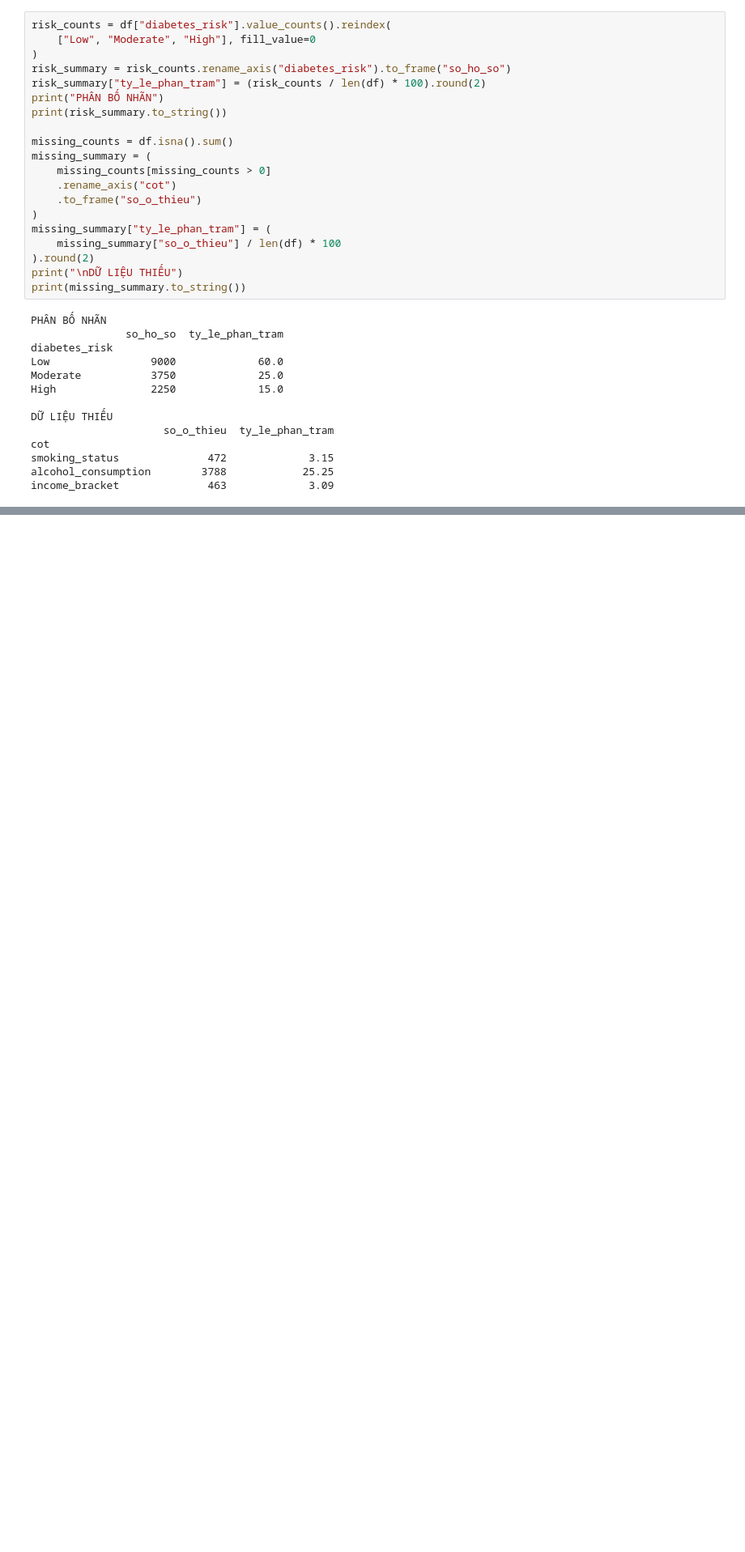
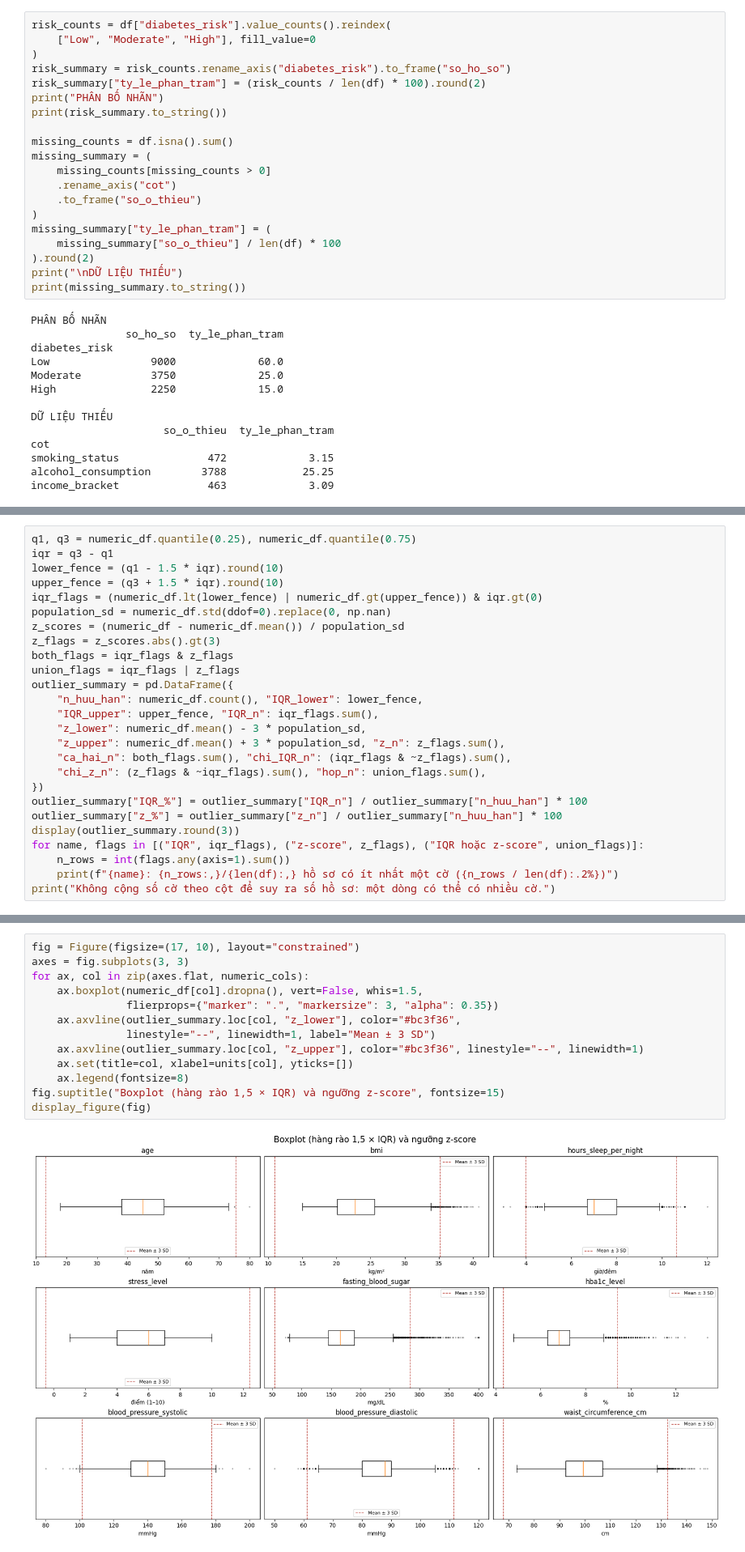
Before and after one commit to hoankhtn/Diabetes_Risk, a Jupyter notebook: notebooks/01_collection_exploration.ipynb, the cells around one changed output, grey strips where cells are left out. Shown at 81% size. Drawn from its saved outputs; the diff is of its cells as text; blank space fills up the shorter version.

```diff
--- a/notebooks/01_collection_exploration.ipynb
+++ b/notebooks/01_collection_exploration.ipynb
@@ -170,0 +368,26 @@ income_bracket              463             3.09
+# %%
+q1, q3 = numeric_df.quantile(0.25), numeric_df.quantile(0.75)
+iqr = q3 - q1
+lower_fence = (q1 - 1.5 * iqr).round(10)
+upper_fence = (q3 + 1.5 * iqr).round(10)
+iqr_flags = (numeric_df.lt(lower_fence) | numeric_df.gt(upper_fence)) & iqr.gt(0)
+population_sd = numeric_df.std(ddof=0).replace(0, np.nan)
+z_scores = (numeric_df - numeric_df.mean()) / population_sd
+z_flags = z_scores.abs().gt(3)
+both_flags = iqr_flags & z_flags
+union_flags = iqr_flags | z_flags
+outlier_summary = pd.DataFrame({
+    "n_huu_han": numeric_df.count(), "IQR_lower": lower_fence,
+    "IQR_upper": upper_fence, "IQR_n": iqr_flags.sum(),
+    "z_lower": numeric_df.mean() - 3 * population_sd,
+    "z_upper": numeric_df.mean() + 3 * population_sd, "z_n": z_flags.sum(),
+    "ca_hai_n": both_flags.sum(), "chi_IQR_n": (iqr_flags & ~z_flags).sum(),
+    "chi_z_n": (z_flags & ~iqr_flags).sum(), "hop_n": union_flags.sum(),
+})
+outlier_summary["IQR_%"] = outlier_summary["IQR_n"] / outlier_summary["n_huu_han"] * 100
+outlier_summary["z_%"] = outlier_summary["z_n"] / outlier_summary["n_huu_han"] * 100
+display(outlier_summary.round(3))
+for name, flags in [("IQR", iqr_flags), ("z-score", z_flags), ("IQR hoặc z-score", union_flags)]:
+    n_rows = int(flags.any(axis=1).sum())
+    print(f"{name}: {n_rows:,}/{len(df):,} hồ sơ có ít nhất một cờ ({n_rows / len(df):.2%})")
+print("Không cộng số cờ theo cột để suy ra số hồ sơ: một dòng có thể có nhiều cờ.")
@@ -170,0 +409,15 @@ income_bracket              463             3.09
+# %%
+fig = Figure(figsize=(17, 10), layout="constrained")
+axes = fig.subplots(3, 3)
+for ax, col in zip(axes.flat, numeric_cols):
+    ax.boxplot(numeric_df[col].dropna(), vert=False, whis=1.5,
+               flierprops={"marker": ".", "markersize": 3, "alpha": 0.35})
+    ax.axvline(outlier_summary.loc[col, "z_lower"], color="#bc3f36",
+               linestyle="--", linewidth=1, label="Mean ± 3 SD")
+    ax.axvline(outlier_summary.loc[col, "z_upper"], color="#bc3f36", linestyle="--", linewidth=1)
+    ax.set(title=col, xlabel=units[col], yticks=[])
+    ax.legend(fontsize=8)
+fig.suptitle("Boxplot (hàng rào 1,5 × IQR) và ngưỡng z-score", fontsize=15)
+display_figure(fig)
+# %% [output]
+[figure, added]
```
Also changed, not shown: parts of 23 cells of this notebook.
